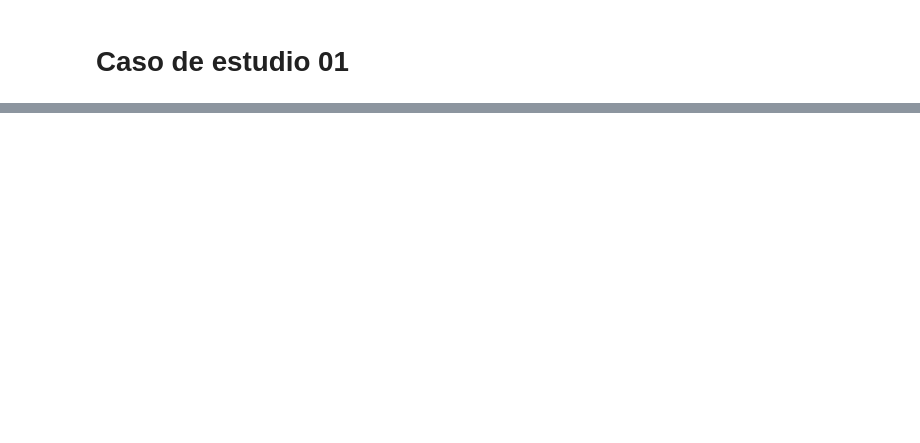
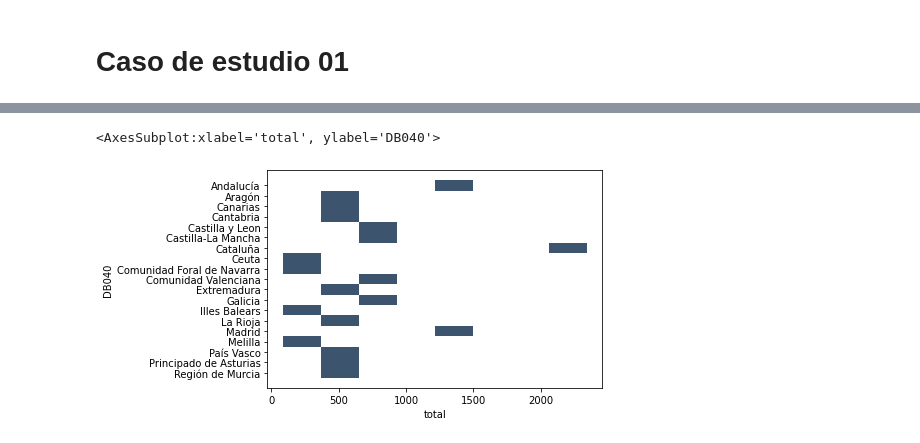
Before and after one commit to SergioQuijanoRey/PracticasInteligenciaNegocio, a Jupyter notebook: Práctica 2/Casos de estudio.ipynb, the cells around one changed output, grey strips where cells are left out. Cells and saved outputs as stored; diff of their text form; code cells hidden in the pictures; blank space fills up the shorter version.

Commit message:
feat: hago un pequeño analisis exploratorio de los datos en el primer caso de uso. No me sale bien una grafica que voy buscando

```diff
--- a/Práctica 2/Casos de estudio.ipynb
+++ b/Práctica 2/Casos de estudio.ipynb
@@ -131,3 +168,32 @@ Queremos tener una variable en la que dispongamos del dinero que le queda a una
+# %%
+def map_nombre_comunidad(code_name):
+    """Transformamos el codigo de la comunidad autonoma a su nombre real"""
+    map_code_to_name = {
+        "ES11": "Galicia",
+        "ES12": "Principado de Asturias" ,
+        "ES13": "Cantabria" ,
+        "ES21": "País Vasco" ,
+        "ES22": "Comunidad Foral de Navarra" ,
+        "ES23": "La Rioja" ,
+        "ES24": "Aragón" ,
+        "ES30": "Madrid" ,
+        "ES41": "Castilla y Leon" ,
+        "ES42": "Castilla-La Mancha" ,
+        "ES43": "Extremadura",
+        "ES51": "Cataluña" ,
+        "ES52": "Comunidad Valenciana" ,
+        "ES53": "Illes Balears" ,
+        "ES61": "Andalucía" ,
+        "ES62": "Región de Murcia" ,
+        "ES63": "Ceuta" ,
+        "ES64": "Melilla" ,
+        "ES70": "Canarias" ,
+        "ESZZ": "Externo" ,
+    }
+
+    return map_code_to_name[code_name]
+
+df_global[comunidad_autonoma] = df_global.apply(lambda row: map_nombre_comunidad(row[comunidad_autonoma]), axis = 1)
 # %% [markdown]
 # Caso de estudio 01
 # %% [markdown]
@@ -151,0 +262,13 @@ Name: H39B_U, Length: 15043, dtype: int64
+# %%
+# Creo un dataframe en el que agrupo el conteo de retrasos en el pago, agrupado por comunidad autonoma
+retraso_pago_por_comunidad = pd.DataFrame()
+retraso_pago_por_comunidad["total"] = df_first[[comunidad_autonoma, retraso_pago]].groupby(comunidad_autonoma)[retraso_pago].sum()
+
+# Ordenamos por la suma de los restrasos en el pago
+#retraso_pago_por_comunidad = retraso_pago_por_comunidad.sort_values(by = [retraso_pago], ascending = False)
+
+# Limpiamos el dataframe
+#retraso_pago_por_comunidad = retraso_pago_por_comunidad[[comunidad_autonoma, retraso_pago]]
+
+# Mostramos la tabla con los resultados
+retraso_pago_por_comunidad
@@ -151,0 +294,6 @@ Name: H39B_U, Length: 15043, dtype: int64
+# %%
+# Mostramos lo anterior de forma grafica
+sns.histplot(data=retraso_pago_por_comunidad, y = comunidad_autonoma, x = "total")
+# %% [output]
+<AxesSubplot:xlabel='total', ylabel='DB040'>
+[figure, added]
```
Also changed, not shown: parts of 13 cells of this notebook.
